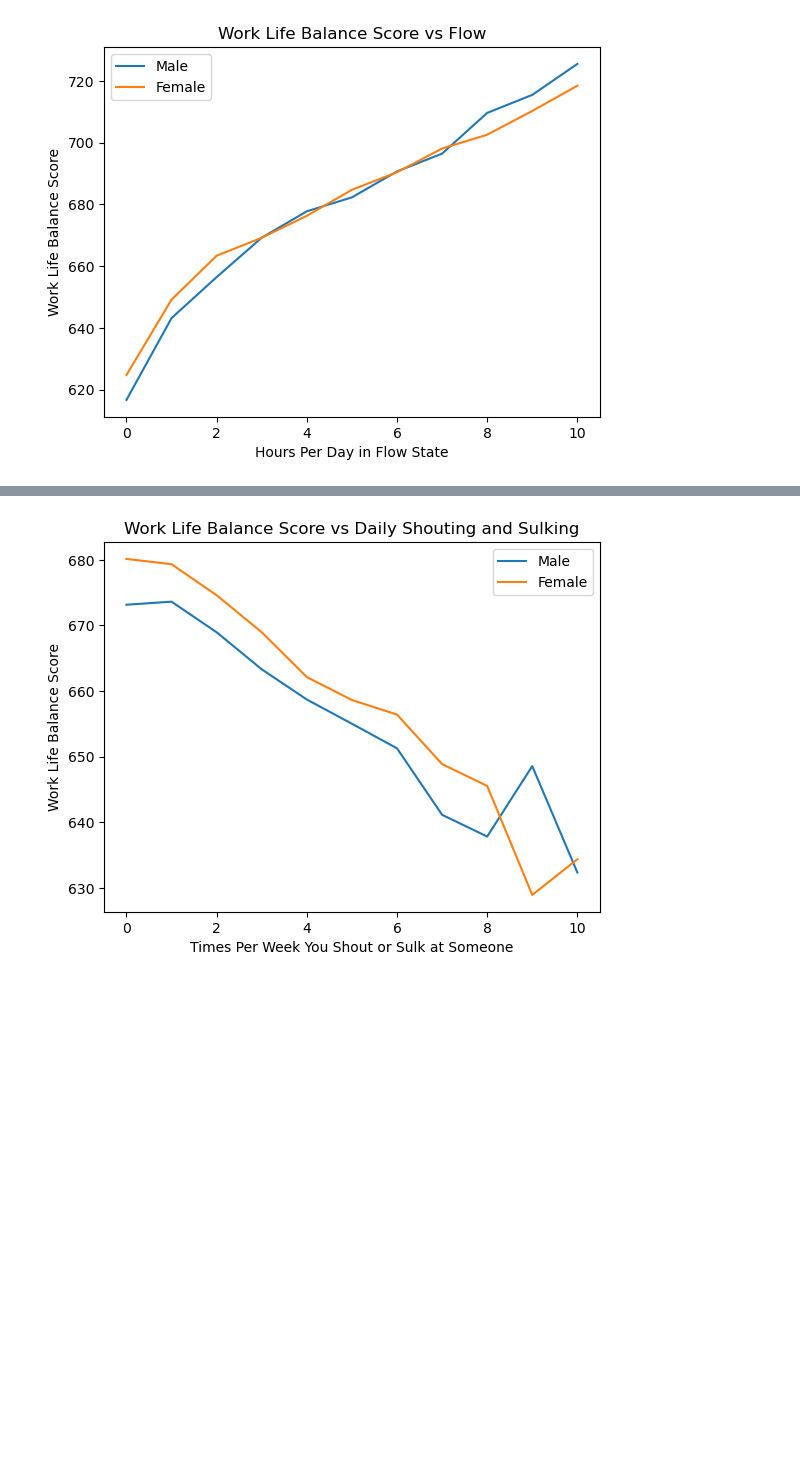
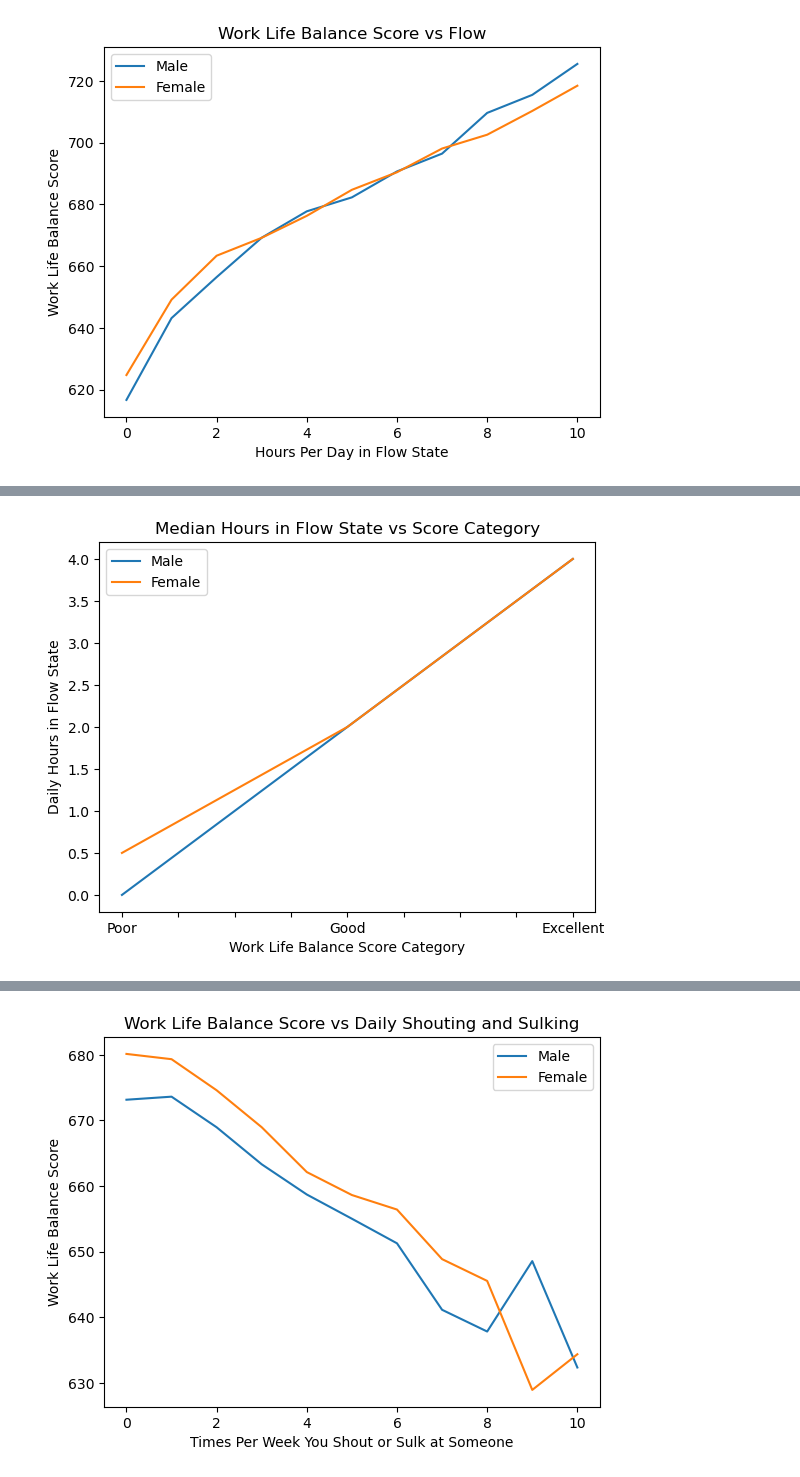
Before and after one commit to jenna-mk/Project_1, a Jupyter notebook: healthy_mind_analysis.ipynb, the cells around one changed output, grey strips where cells are left out. Drawn from its saved outputs; the diff is of its cells as text; code cells hidden in the pictures; blank space fills up the shorter version.

```diff
--- a/healthy_mind_analysis.ipynb
+++ b/healthy_mind_analysis.ipynb
@@ -174,3 +271,16 @@ plt.show()
+# %%
+# Plot median (due to high skew value)
+male_flow_med.plot(label='Male')
+female_flow_med.plot(label='Female')
+
+# Create x and y labels and title
+plt.xlabel('Work Life Balance Score Category')
+plt.ylabel('Daily Hours in Flow State')
+plt.title('Median Hours in Flow State vs Score Category')
+plt.legend(loc='best')
+plt.show()
+# %% [output]
+[figure, added]
 # %%
 # Group by meditative activities and take the average work life balance score of each group
 male_meditation = male_mental_health.groupby('Weekly Meditation')['Work Life Balance Score'].mean()
```
Also changed, not shown: parts of 15 cells of this notebook, 3 other files.
